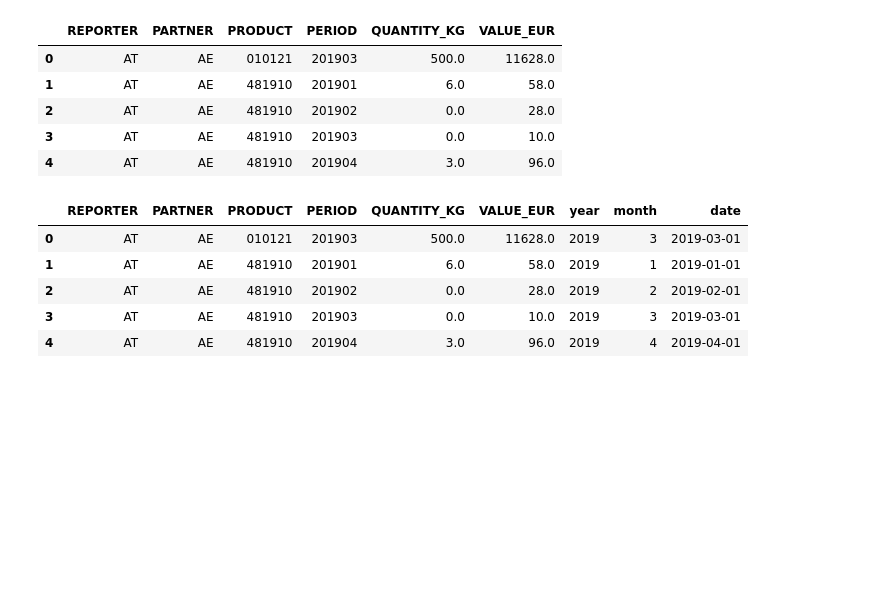
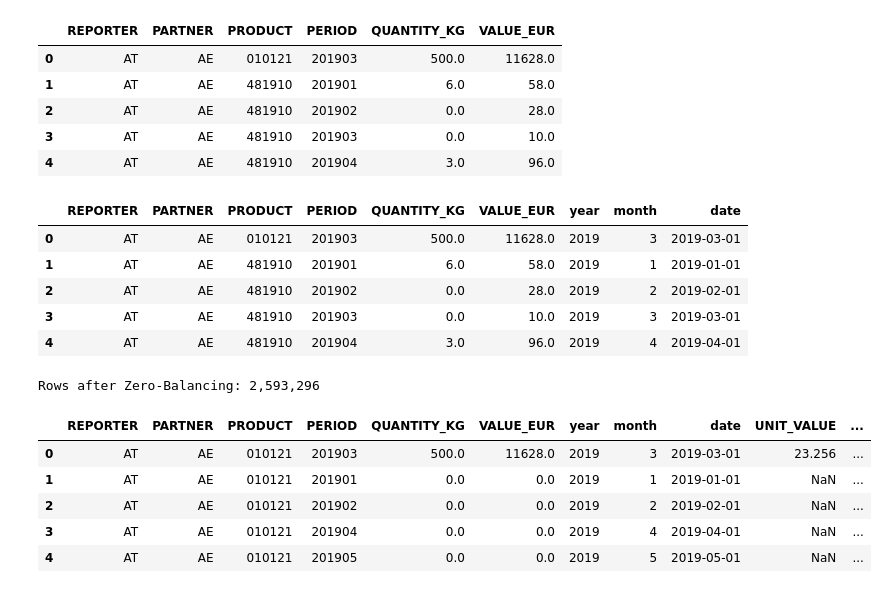
Before and after one commit to mtaub-del/Research_2026_UniBonn, a Jupyter notebook: 01_exploration.ipynb, the cells around one changed output. Cells and saved outputs as stored; diff of their text form; code cells hidden in the pictures; blank space fills up the shorter version.

```diff
--- a/01_exploration.ipynb
+++ b/01_exploration.ipynb
@@ -67,3 +66,53 @@ df_wide.head()
 | 2 | AT | AE | 481910 | 201902 | 0.0 | 28.0 | 2019 | 2 | 2019-02-01 |
 | 3 | AT | AE | 481910 | 201903 | 0.0 | 10.0 | 2019 | 3 | 2019-03-01 |
 | 4 | AT | AE | 481910 | 201904 | 3.0 | 96.0 | 2019 | 4 | 2019-04-01 |
+# %%
+import pandas as pd
+# 1. Zero-Flow Panel Balancing
+# Create Arrays
+reporters = df_wide["REPORTER"].unique()
+partners = df_wide["PARTNER"].unique()
+products = df_wide["PRODUCT"].unique()
+periods = df_wide["PERIOD"].unique()
+
+# Cartesian Product erstellen (MultiIndex mit allen theoretisch möglichen Handelsflüssen)
+all_combinations = pd.MultiIndex.from_product(
+    [reporters, partners, products, periods],
+    names=["REPORTER", "PARTNER", "PRODUCT", "PERIOD"]
+)
+
+# Filing missing 0
+df_balanced = df_wide.set_index(["REPORTER", "PARTNER", "PRODUCT", "PERIOD"]) \
+                     .reindex(all_combinations, fill_value=0) \
+                     .reset_index()
+
+print(f"Rows after Zero-Balancing: {len(df_balanced):,}")
+
+# 2. Unit Values calculated (price per kg)
+#
+# (HINWEIS: Bitte 'VALUE_EUR' und 'QUANTITY_KG' durch die echten Spaltennamen aus deinem Pivot ersetzen)
+df_balanced["UNIT_VALUE"] = df_balanced["VALUE_EUR"] / df_balanced["QUANTITY_KG"].replace(0, np.nan)
+
+# 3. Treatment- und Placebo-Güter markieren
+
+treatment_codes = ["854231", "854232", "854233", "854239"] # Tier 1 integrated circuits[cite: 1]
+placebo_codes = ["940360"] # Wooden furniture als Placebo[cite: 1]
+
+# Dummy-Variablen für die DDD-Regression vorbereiten
+df_balanced["is_dual_use"] = np.where(df_balanced["PRODUCT"].isin(treatment_codes), 1, 0)
+df_balanced["is_placebo"] = np.where(df_balanced["PRODUCT"].isin(placebo_codes), 1, 0)
+
+# Zeitvariablen für den gebalancten Datensatz neu setzen
+df_balanced["year"] = df_balanced["PERIOD"] // 100
+df_balanced["month"] = df_balanced["PERIOD"] % 100
+df_balanced["date"] = pd.to_datetime(df_balanced["PERIOD"].astype(str), format="%Y%m")
+
+df_balanced.head()
+# %% [output]
+Rows after Zero-Balancing: 2,593,296
+|  | REPORTER | PARTNER | PRODUCT | PERIOD | QUANTITY_KG | VALUE_EUR | year | month | date | UNIT_VALUE | ... |
+| 0 | AT | AE | 010121 | 201903 | 500.0 | 11628.0 | 2019 | 3 | 2019-03-01 | 23.256 | ... |
+| 1 | AT | AE | 010121 | 201901 | 0.0 | 0.0 | 2019 | 1 | 2019-01-01 | NaN | ... |
+| 2 | AT | AE | 010121 | 201902 | 0.0 | 0.0 | 2019 | 2 | 2019-02-01 | NaN | ... |
+| 3 | AT | AE | 010121 | 201904 | 0.0 | 0.0 | 2019 | 4 | 2019-04-01 | NaN | ... |
+| 4 | AT | AE | 010121 | 201905 | 0.0 | 0.0 | 2019 | 5 | 2019-05-01 | NaN | ... |
```
Also changed, not shown: parts of 8 cells of this notebook, 1 other file.
